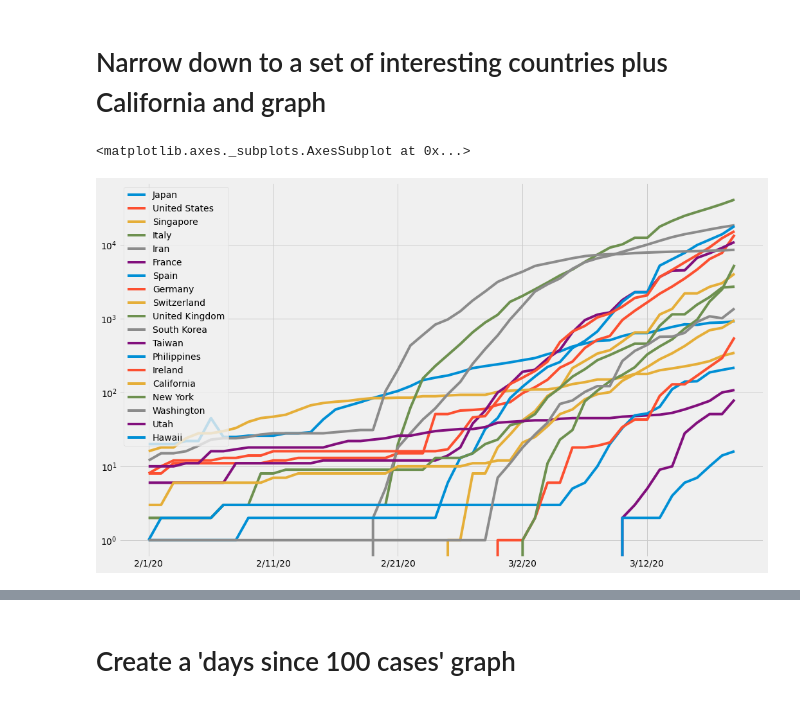
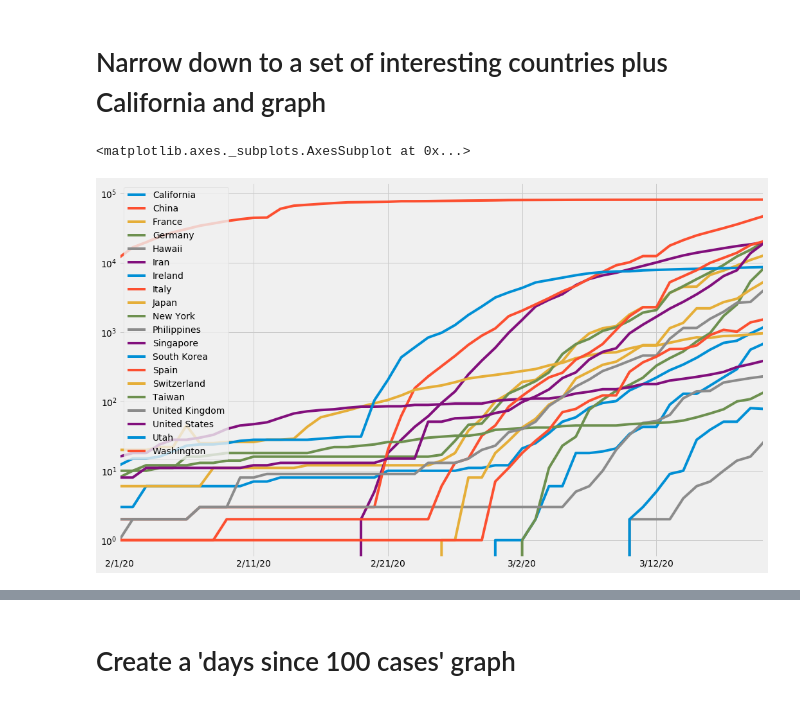
Before and after one commit to dyoung418/COVID-19, a Jupyter notebook: covid_california_analysis.ipynb, the cells around one changed output, grey strips where cells are left out. Cells and saved outputs as stored; diff of their text form; code cells hidden in the pictures.

```diff
--- a/covid_california_analysis.ipynb
+++ b/covid_california_analysis.ipynb
@@ -98,32 +98,33 @@ dtype: int64
 # %%
 newdf = pd.DataFrame(index = df.index,
                      data = {
                          'Japan': df.loc[:, idx['Japan',:]].sum(axis=1),
                          'United States': df.loc[:, idx['US',:]].sum(axis=1),
                          'Singapore': df.loc[:, idx['Singapore',:]].sum(axis=1),
                          'Italy': df.loc[:, idx['Italy',:]].sum(axis=1),
                          'Iran': df.loc[:, idx['Iran',:]].sum(axis=1),
                          'France': df.loc[:, idx['France',:]].sum(axis=1),
                          'Spain': df.loc[:, idx['Spain',:]].sum(axis=1),
                          'Germany': df.loc[:, idx['Germany',:]].sum(axis=1),
                          'Switzerland': df.loc[:, idx['Switzerland',:]].sum(axis=1),
                          'United Kingdom': df.loc[:, idx['United Kingdom',:]].sum(axis=1),
                          'South Korea': df.loc[:, idx['Korea, South',:]].sum(axis=1),
                          'Taiwan': df.loc[:, idx['Taiwan*',:]].sum(axis=1),
                          'Philippines': df.loc[:, idx['Philippines',:]].sum(axis=1),
                          'Ireland': df.loc[:, idx['Ireland',:]].sum(axis=1),
+                         'China': df.loc[:, idx['China',:]].sum(axis=1),
                          'California': cal_merged,
                          'New York': ny_merged,
                          'Washington': wa_merged,
                          'Utah': df.loc[:, idx[:,'Utah']].sum(axis=1),
                          'Hawaii': df.loc[:, idx[:,'Hawaii']].sum(axis=1),
                      }
 
 )
 newdf.loc['2/1/20':,:].plot(logy=True)
 # %% [output]
 <matplotlib.axes._subplots.AxesSubplot at 0x...>
-[figure, old version]
+[figure, new version]
 # %%
 popdf = pd.DataFrame(index = df.index,
                      data = {
```
Also changed, not shown: parts of 12 cells of this notebook, 1 other file.
